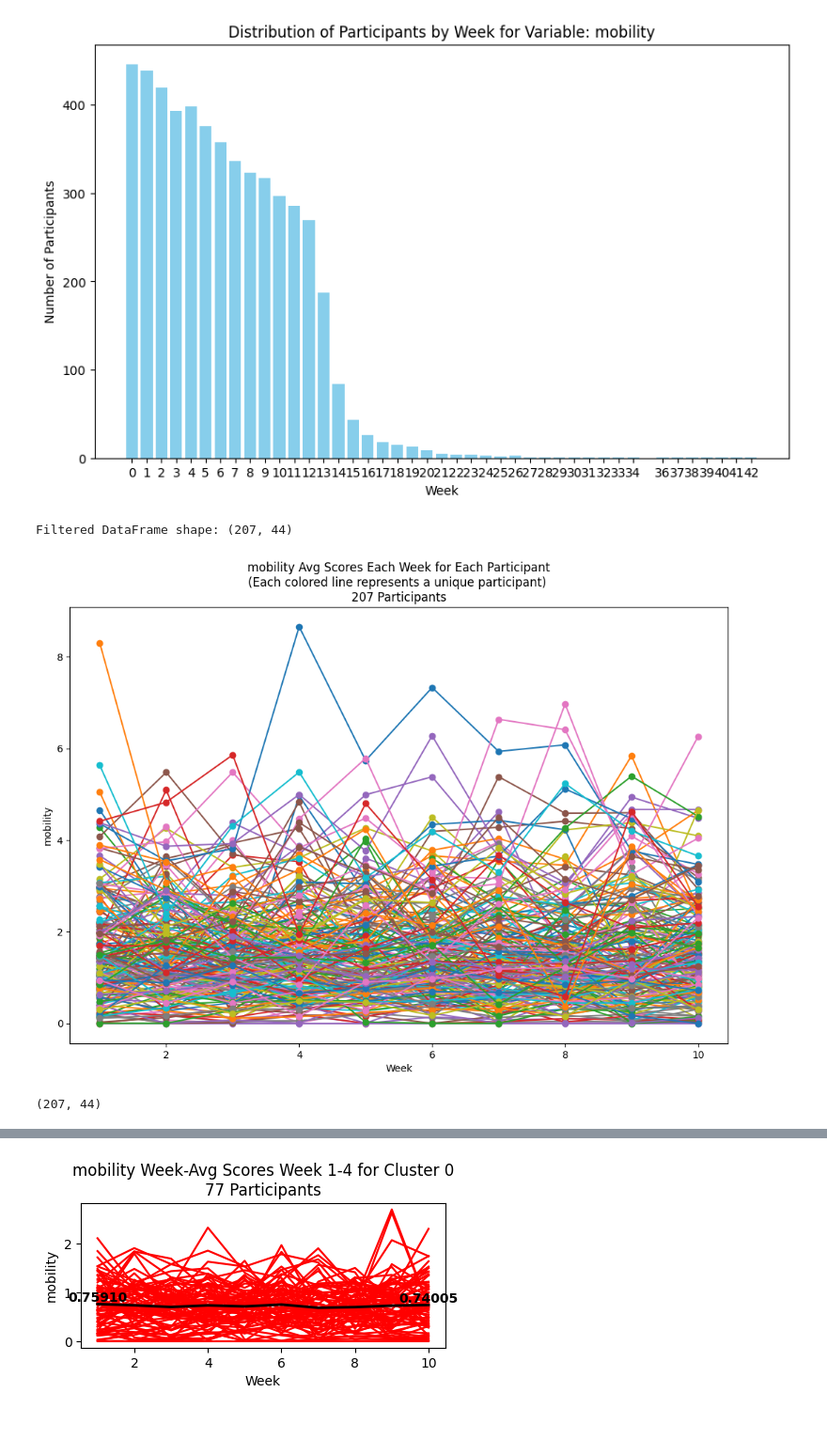
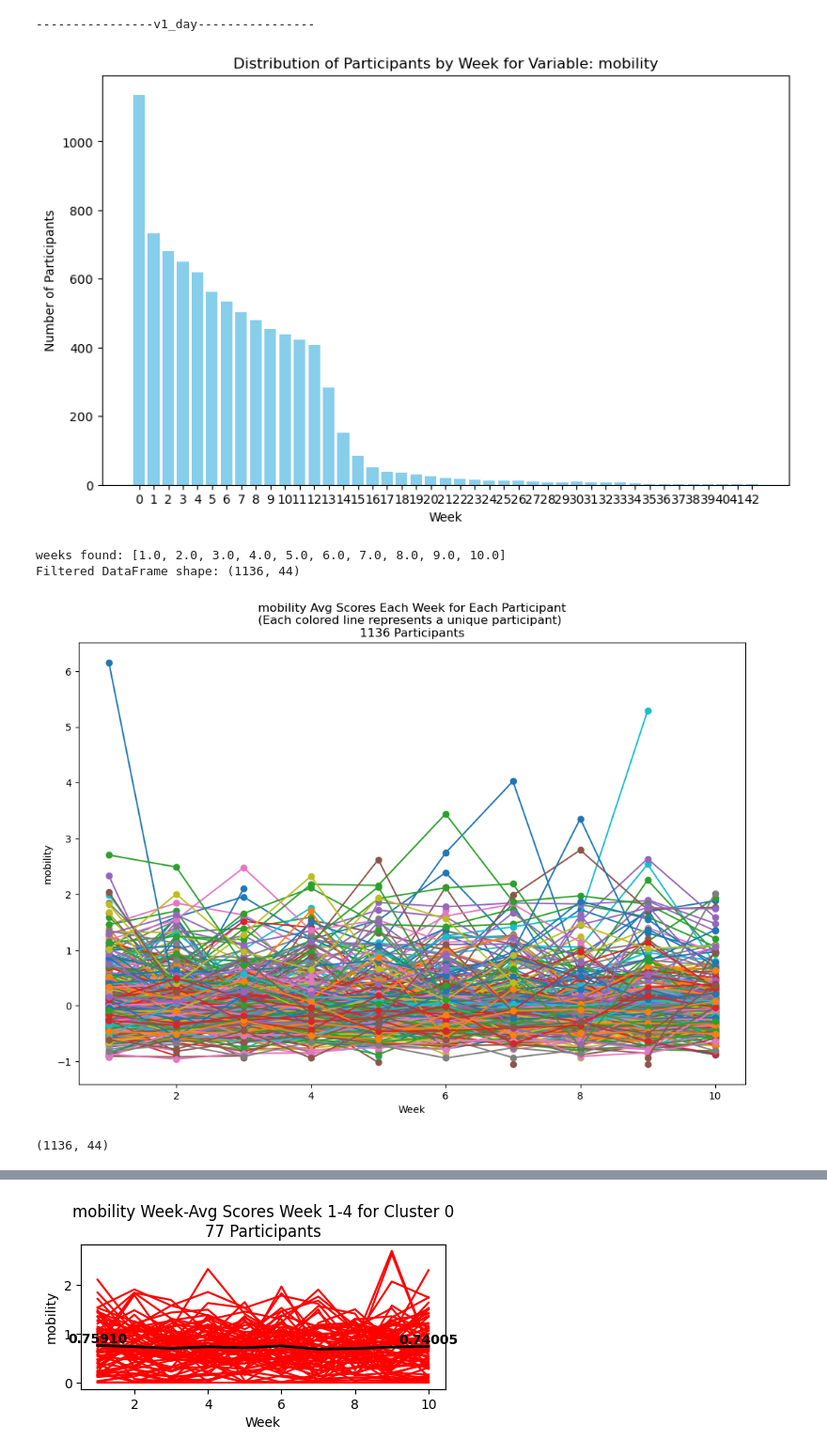
Before and after one commit to kaleyjoss/smartphone_sensor_predictive_modeling, a Jupyter notebook: notebooks/02_var_clustering.ipynb, the cells around one changed output, grey strips where cells are left out. Shown at 94% size. Cells and saved outputs as stored; diff of their text form; code cells hidden in the pictures; blank space fills up the shorter version.

Commit message:
random forest tuning, demographics.csv cleaning, var_clustering

```diff
--- a/notebooks/02_var_clustering.ipynb
+++ b/notebooks/02_var_clustering.ipynb
@@ -32,6 +32,6 @@ from scripts.variables import phq2_cols, phq9_cols, weekly_cols, passive_cols, s
 from scripts.variables import df_names, df_names_with_mis
 
 ############# Load in dfs scaled ###############
-dfs_scaled = {}
+dfs = {}
 for name in df_names:
-    dfs_scaled[name] = pd.read_csv(os.path.join(brighten_dir, f'{name}_scaled.csv'))
+    dfs[name] = pd.read_csv(os.path.join(brighten_dir, f'{name}_res.csv'))
@@ -41,27 +38,35 @@ Install h5py to use hdf5 features: http://docs.h5py.org/
 # %%
 ##### Cluster independent variables into high/low clusters
-
+importlib.reload(cl)
 ### MULTI-TIME DTW DISTANCE MATRIX
 import pandas as pd
 import numpy as np
 from sklearn.cluster import KMeans
 import matplotlib.pyplot as plt
 import os
 
-# Not using scaled versions of the dfs since it's not being compared to other variables
-df_alldays_int70 = pd.read_csv(os.path.join(brighten_dir, 'scaled_df_alldays_int70.csv'))
-week_df_int70 = pd.read_csv(os.path.join(brighten_dir, 'week_df_int70.csv'))
-
-
 # Step 0: Choose a Y-variable to cluster & import data
 cluster_var = 'mobility' #choose y_col
 cluster_label = 'mobility_cluster'
-required_weeks = [1.0, 2.0, 3.0, 4.0, 5.0, 6.0, 7.0, 8.0, 9.0, 10.0]
+v1_day_weeks = [1.0, 2.0, 3.0, 4.0, 5.0, 6.0, 7.0, 8.0, 9.0, 10.0]
+v1_week_weeks = [1.0, 2.0, 3.0, 4.0, 6.0, 8.0, 10.0]
 
-filtered_df = cl.process_cluster_data(df_alldays_int70, cluster_var, required_weeks)
-print(filtered_df.shape)
+for name in df_names:
+    if 'v1' in name:
+        print(f'----------------{name}----------------')
+        df = pd.read_csv(os.path.join(brighten_dir, f'{name}_res.csv'))
+        # Display/chart cluster data
+        if 'v1_day' in name:
+            filtered_df = cl.process_cluster_data(df, cluster_var, v1_day_weeks)
+        if 'v1_week' in name:
+            filtered_df = cl.process_cluster_data(df, cluster_var, v1_week_weeks)
+        print(filtered_df.shape)
+        # Now do cluster analysis for different clusters' scores
+        distance_matrix, embedding, results = cl.cluster_distance_analysis(filtered_df, required_weeks, cluster_var, n_clusters_range=range(1, 11))
 # %% [output]
+----------------v1_day----------------
-[figure, old version]
+[figure, new version]
-Filtered DataFrame shape: (207, 44)
+weeks found: [1.0, 2.0, 3.0, 4.0, 5.0, 6.0, 7.0, 8.0, 9.0, 10.0]
+Filtered DataFrame shape: (1136, 44)
-[figure, old version]
+[figure, new version]
-(207, 44)
+(1136, 44)
```
Also changed, not shown: parts of 3 cells of this notebook, 11 other files.
